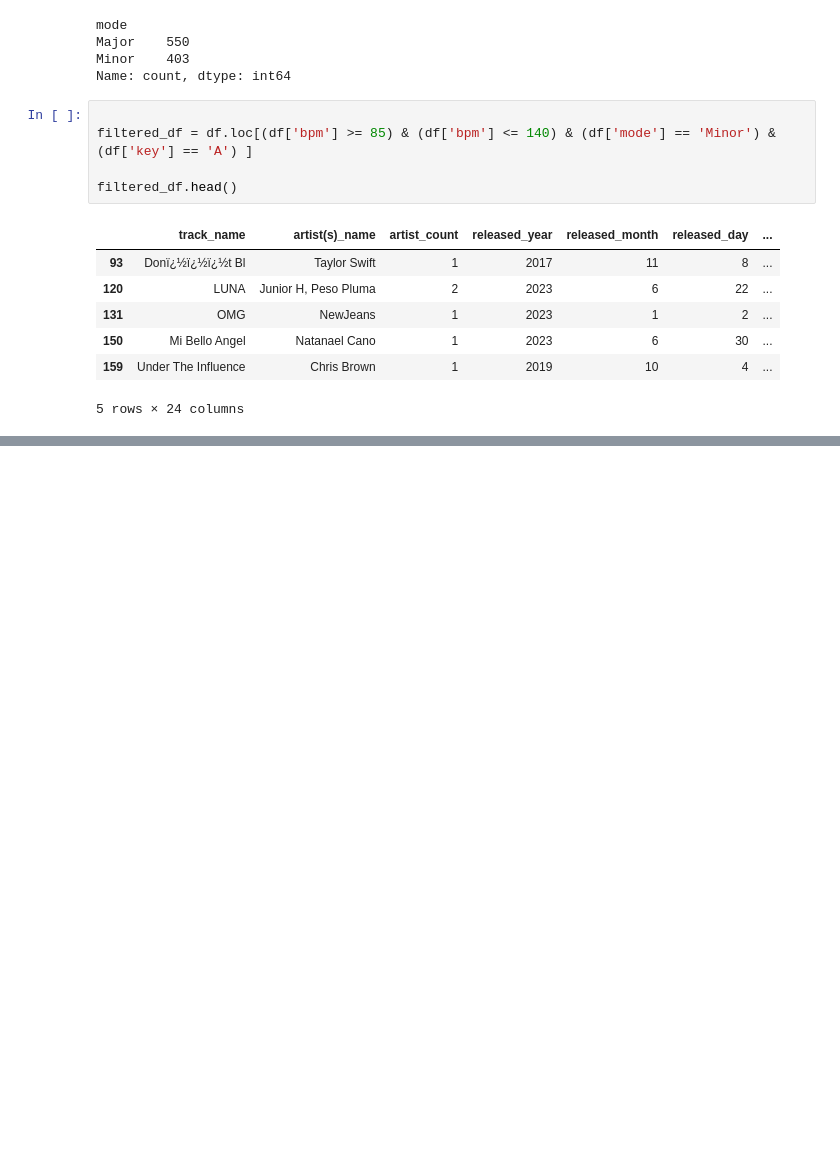
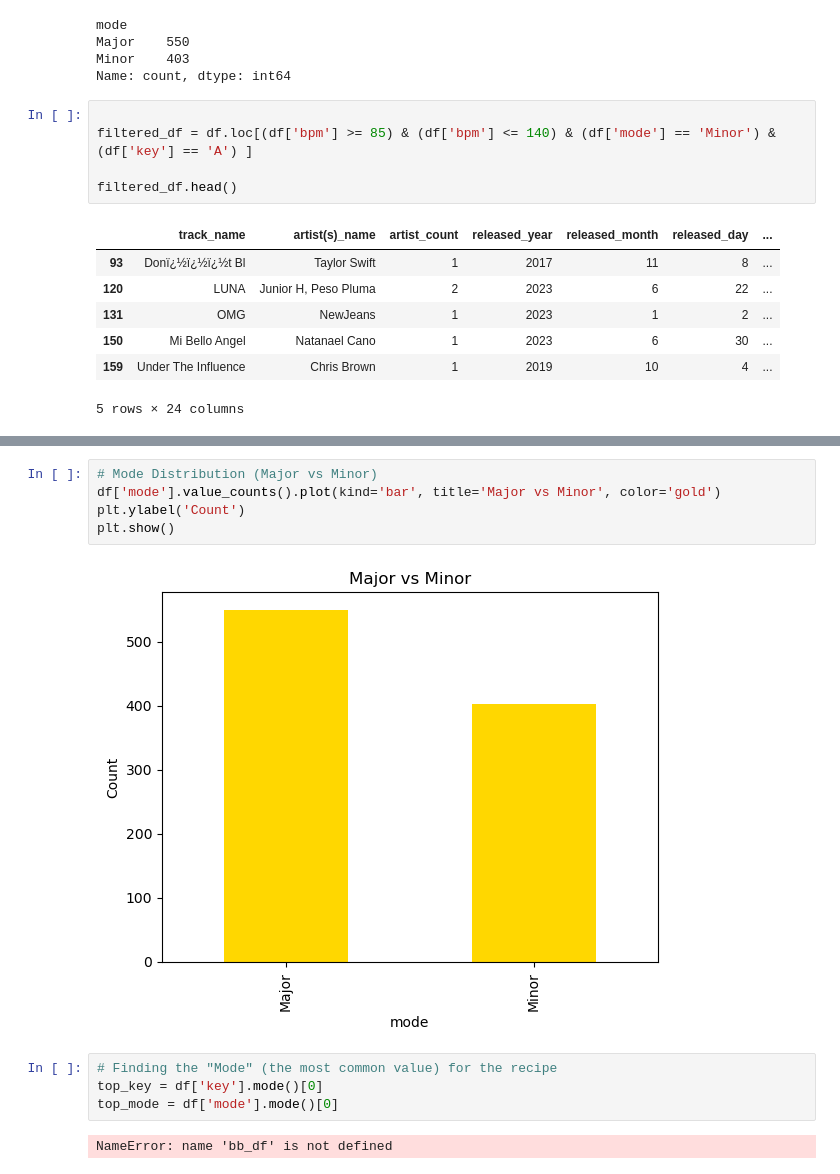
Before and after one commit to candace1been/Data_Visualization_And_Modeling, a Jupyter notebook: Lab/1.3 Data Visualization Lab.ipynb, the cells around one changed output, grey strips where cells are left out. Cells and saved outputs as stored; diff of their text form; blank space fills up the shorter version.

```diff
--- a/Lab/1.3 Data Visualization Lab.ipynb
+++ b/Lab/1.3 Data Visualization Lab.ipynb
@@ -77,0 +80,13 @@ filtered_df.head()
+# %%
+# Mode Distribution (Major vs Minor)
+df['mode'].value_counts().plot(kind='bar', title='Major vs Minor', color='gold')
+plt.ylabel('Count')
+plt.show()
+# %% [output]
+[figure, added]
+# %%
+# Finding the "Mode" (the most common value) for the recipe
+top_key = df['key'].mode()[0]
+top_mode = df['mode'].mode()[0]
+# %% [output]
+NameError: name 'bb_df' is not defined
```
Also changed, not shown: parts of 3 cells of this notebook, 8 other files.
